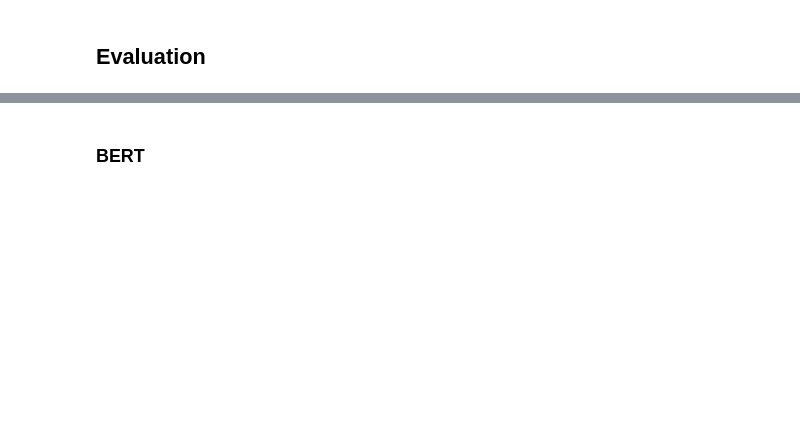
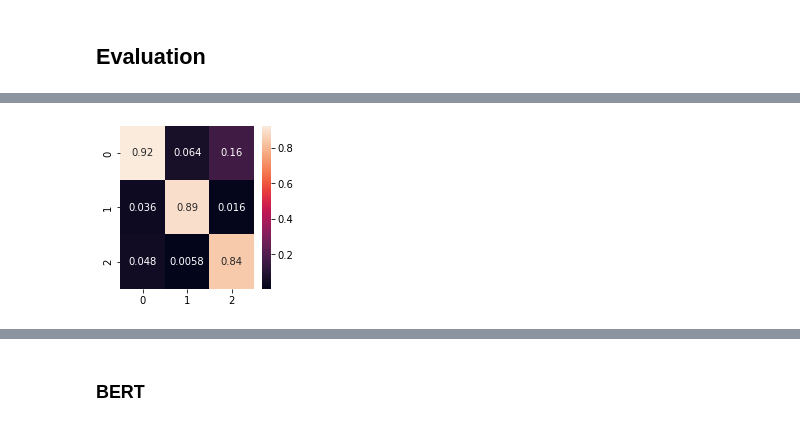
Before and after one commit to janny5005/2023capstone, a Jupyter notebook: script/SequenceClassification.ipynb, the cells around one changed output, grey strips where cells are left out. Saved outputs shown, nothing was run; the diff lists cells and outputs as text; code cells hidden in the pictures; blank space fills up the shorter version.

Commit message:
Update SequenceClassification.ipynb
2 epoches (none, bert, roberta)

```diff
--- a/script/SequenceClassification.ipynb
+++ b/script/SequenceClassification.ipynb
@@ -711,0 +1091,11 @@ df.head(30)
+# %%
+cf_matrix = confusion_matrix(df['label'], df['NONE_label'])
+# %%
+df_cm = pd.DataFrame(cf_matrix / np.sum(cf_matrix, axis=1), index = [i for i in range(3)],
+                     columns = [i for i in range(3)])
+# %%
+plt.figure(figsize = (3,3))
+sn.heatmap(df_cm, annot=True)
+plt.show()
+# %% [output]
+[figure, added]
```
Also changed, not shown: parts of 40 cells of this notebook.
